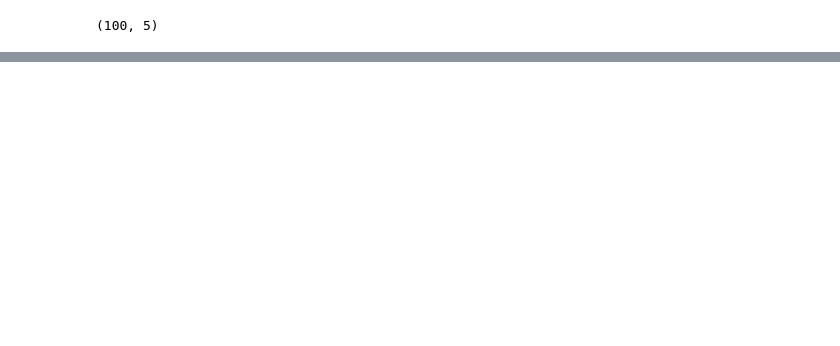
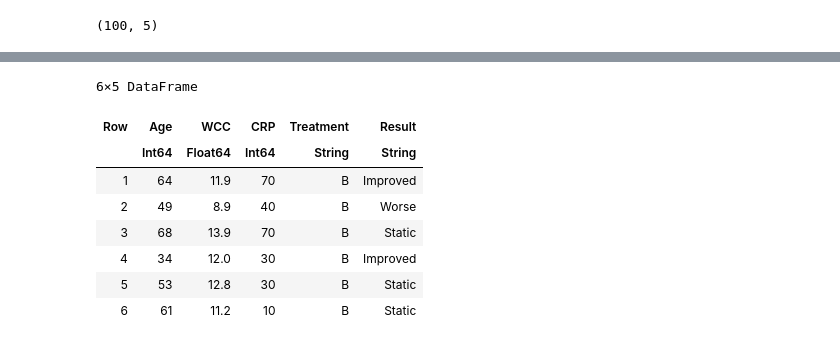
Before and after one commit to Agoodness/Julia-Learn, a Jupyter notebook: Scientific_Programming/week_4/Descriptive_statistics.ipynb, the cells around one changed output, grey strips where cells are left out. Saved outputs shown, nothing was run; the diff lists cells and outputs as text; code cells hidden in the pictures; blank space fills up the shorter version.

```diff
--- a/Scientific_Programming/week_4/Descriptive_statistics.ipynb
+++ b/Scientific_Programming/week_4/Descriptive_statistics.ipynb
@@ -148,0 +136,12 @@ dataB = data[data[!, :Treatment] .== "B", :]
+# %%
+last(dataB, 6)
+# %% [output]
+6×5 DataFrame
+| Row | Age | WCC | CRP | Treatment | Result |
+|  | Int64 | Float64 | Int64 | String | String |
+| 1 | 64 | 11.9 | 70 | B | Improved |
+| 2 | 49 | 8.9 | 40 | B | Worse |
+| 3 | 68 | 13.9 | 70 | B | Static |
+| 4 | 34 | 12.0 | 30 | B | Improved |
+| 5 | 53 | 12.8 | 30 | B | Static |
+| 6 | 61 | 11.2 | 10 | B | Static |
```
Also changed, not shown: parts of 13 cells of this notebook.
